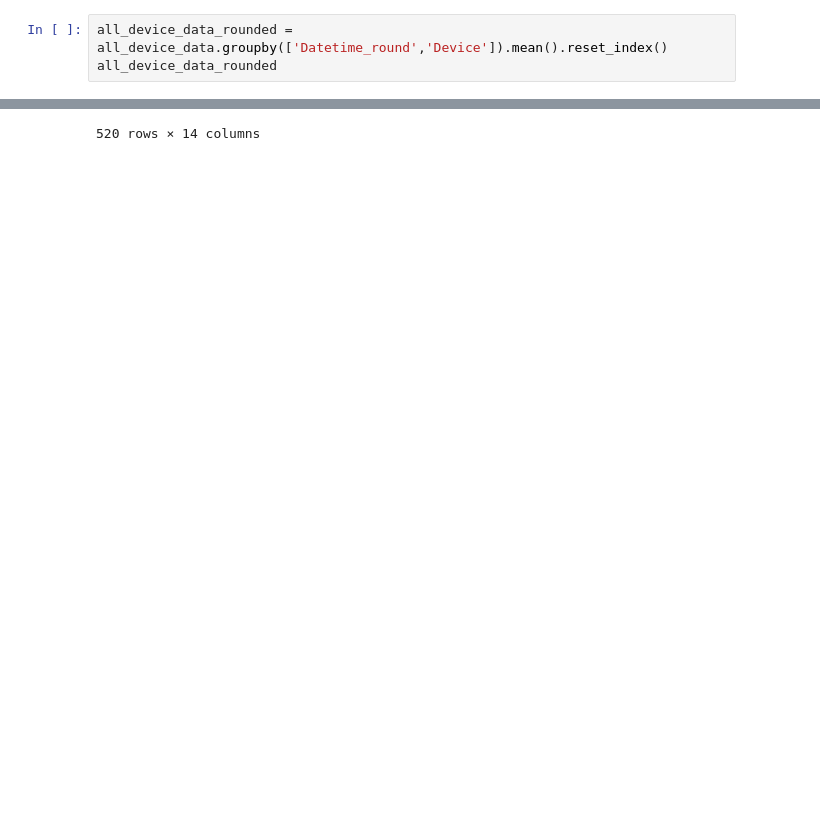
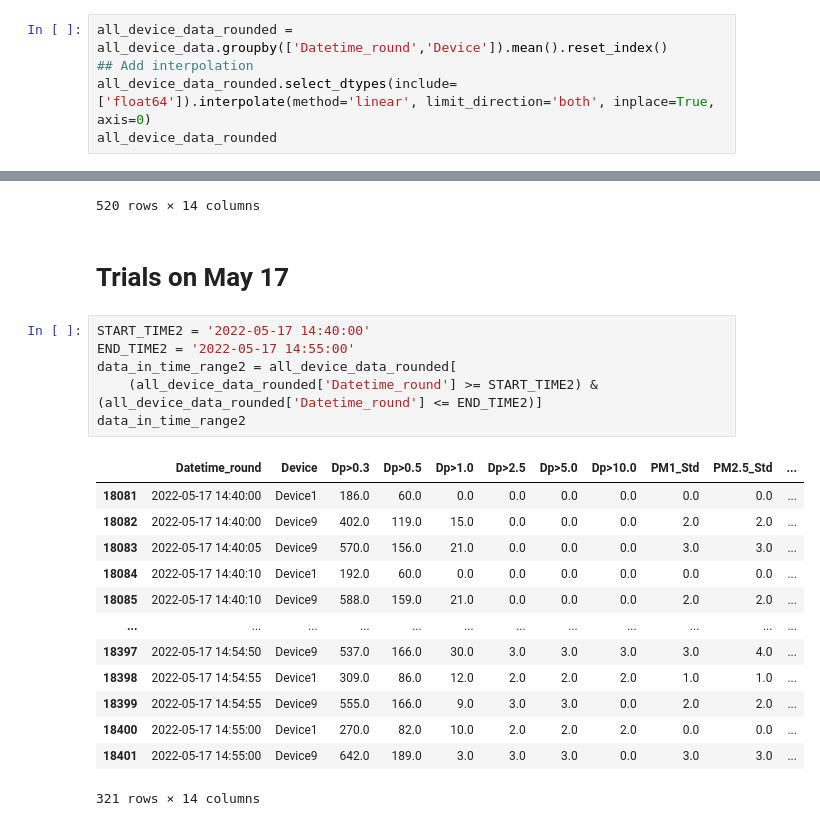
Before and after one commit to wzhang88/SEAL, a Jupyter notebook: DataProcessing.ipynb, the cells around one changed output, grey strips where cells are left out. Drawn from its saved outputs; the diff is of its cells as text; blank space fills up the shorter version.

```diff
--- a/DataProcessing.ipynb
+++ b/DataProcessing.ipynb
@@ -90,5 +89,7 @@ See the caveats in the documentation: https://pandas.pydata.org/pandas-docs/stab
   all_device_data['Datetime_round'] = rounded
 # %%
 all_device_data_rounded = all_device_data.groupby(['Datetime_round','Device']).mean().reset_index()
+## Add interpolation
+all_device_data_rounded.select_dtypes(include=['float64']).interpolate(method='linear', limit_direction='both', inplace=True, axis=0)
 all_device_data_rounded
 # %% [output]
@@ -353,3 +373,25 @@ data_in_time_range
 | 16977 | 2022-04-22 16:15:00 | Device7 | 117.0 | 32.0 | 0.0 | 0.0 | 0.0 | 0.0 | 0.0 | 0.0 | ... |
 | 16978 | 2022-04-22 16:15:00 | Device9 | 183.0 | 49.0 | 0.0 | 0.0 | 0.0 | 0.0 | 0.0 | 0.0 | ... |
 520 rows × 14 columns
+# %% [markdown]
+# Trials on May 17
+# %%
+START_TIME2 = '2022-05-17 14:40:00'
+END_TIME2 = '2022-05-17 14:55:00'
+data_in_time_range2 = all_device_data_rounded[
+    (all_device_data_rounded['Datetime_round'] >= START_TIME2) & (all_device_data_rounded['Datetime_round'] <= END_TIME2)]
+data_in_time_range2
+# %% [output]
+|  | Datetime_round | Device | Dp>0.3 | Dp>0.5 | Dp>1.0 | Dp>2.5 | Dp>5.0 | Dp>10.0 | PM1_Std | PM2.5_Std | ... |
+| 18081 | 2022-05-17 14:40:00 | Device1 | 186.0 | 60.0 | 0.0 | 0.0 | 0.0 | 0.0 | 0.0 | 0.0 | ... |
+| 18082 | 2022-05-17 14:40:00 | Device9 | 402.0 | 119.0 | 15.0 | 0.0 | 0.0 | 0.0 | 2.0 | 2.0 | ... |
+| 18083 | 2022-05-17 14:40:05 | Device9 | 570.0 | 156.0 | 21.0 | 0.0 | 0.0 | 0.0 | 3.0 | 3.0 | ... |
+| 18084 | 2022-05-17 14:40:10 | Device1 | 192.0 | 60.0 | 0.0 | 0.0 | 0.0 | 0.0 | 0.0 | 0.0 | ... |
+| 18085 | 2022-05-17 14:40:10 | Device9 | 588.0 | 159.0 | 21.0 | 0.0 | 0.0 | 0.0 | 2.0 | 2.0 | ... |
+| ... | ... | ... | ... | ... | ... | ... | ... | ... | ... | ... | ... |
+| 18397 | 2022-05-17 14:54:50 | Device9 | 537.0 | 166.0 | 30.0 | 3.0 | 3.0 | 3.0 | 3.0 | 4.0 | ... |
+| 18398 | 2022-05-17 14:54:55 | Device1 | 309.0 | 86.0 | 12.0 | 2.0 | 2.0 | 2.0 | 1.0 | 1.0 | ... |
+| 18399 | 2022-05-17 14:54:55 | Device9 | 555.0 | 166.0 | 9.0 | 3.0 | 3.0 | 0.0 | 2.0 | 2.0 | ... |
+| 18400 | 2022-05-17 14:55:00 | Device1 | 270.0 | 82.0 | 10.0 | 2.0 | 2.0 | 2.0 | 0.0 | 0.0 | ... |
+| 18401 | 2022-05-17 14:55:00 | Device9 | 642.0 | 189.0 | 3.0 | 3.0 | 3.0 | 0.0 | 3.0 | 3.0 | ... |
+321 rows × 14 columns
```
Also changed, not shown: parts of 12 cells of this notebook.
